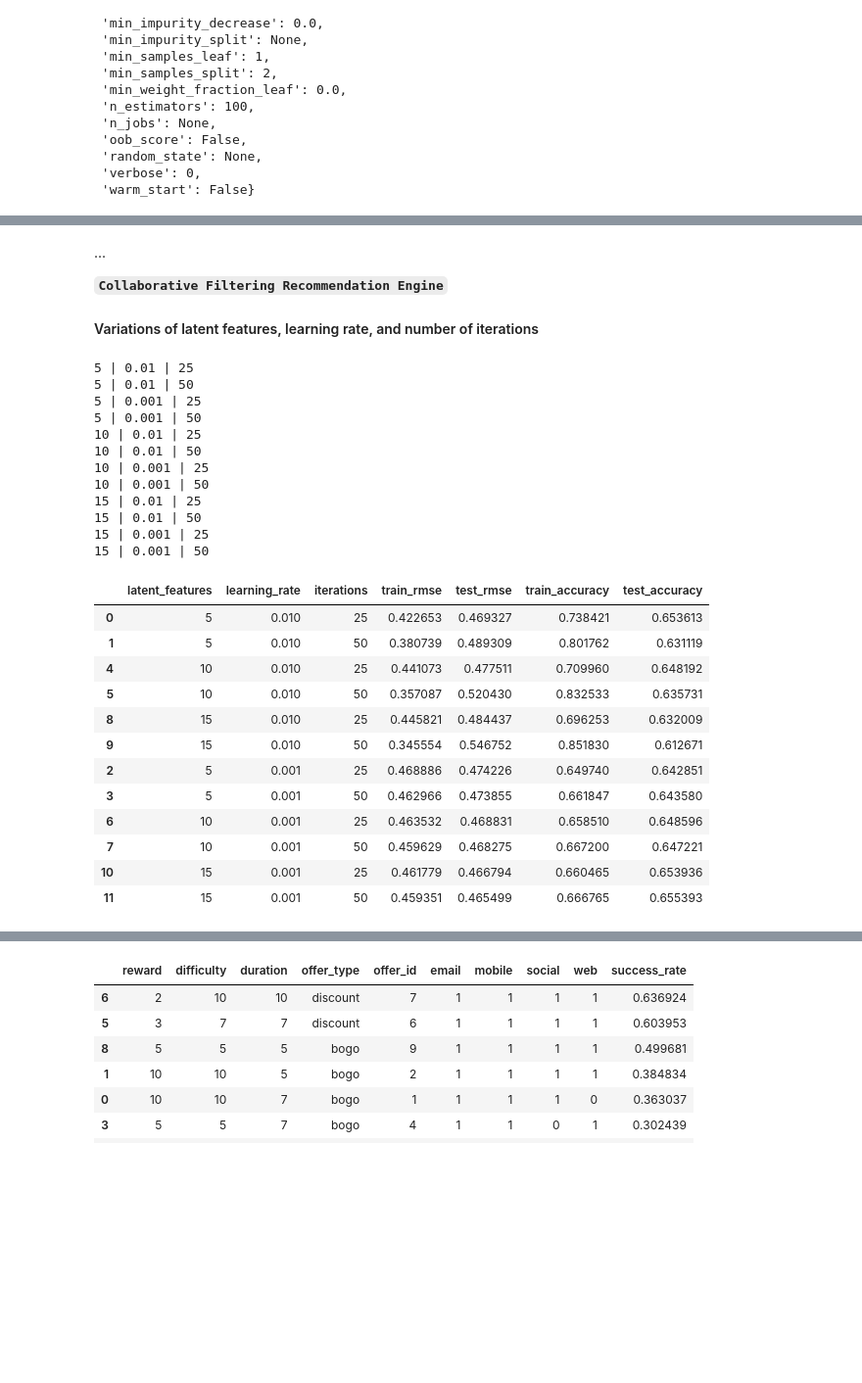
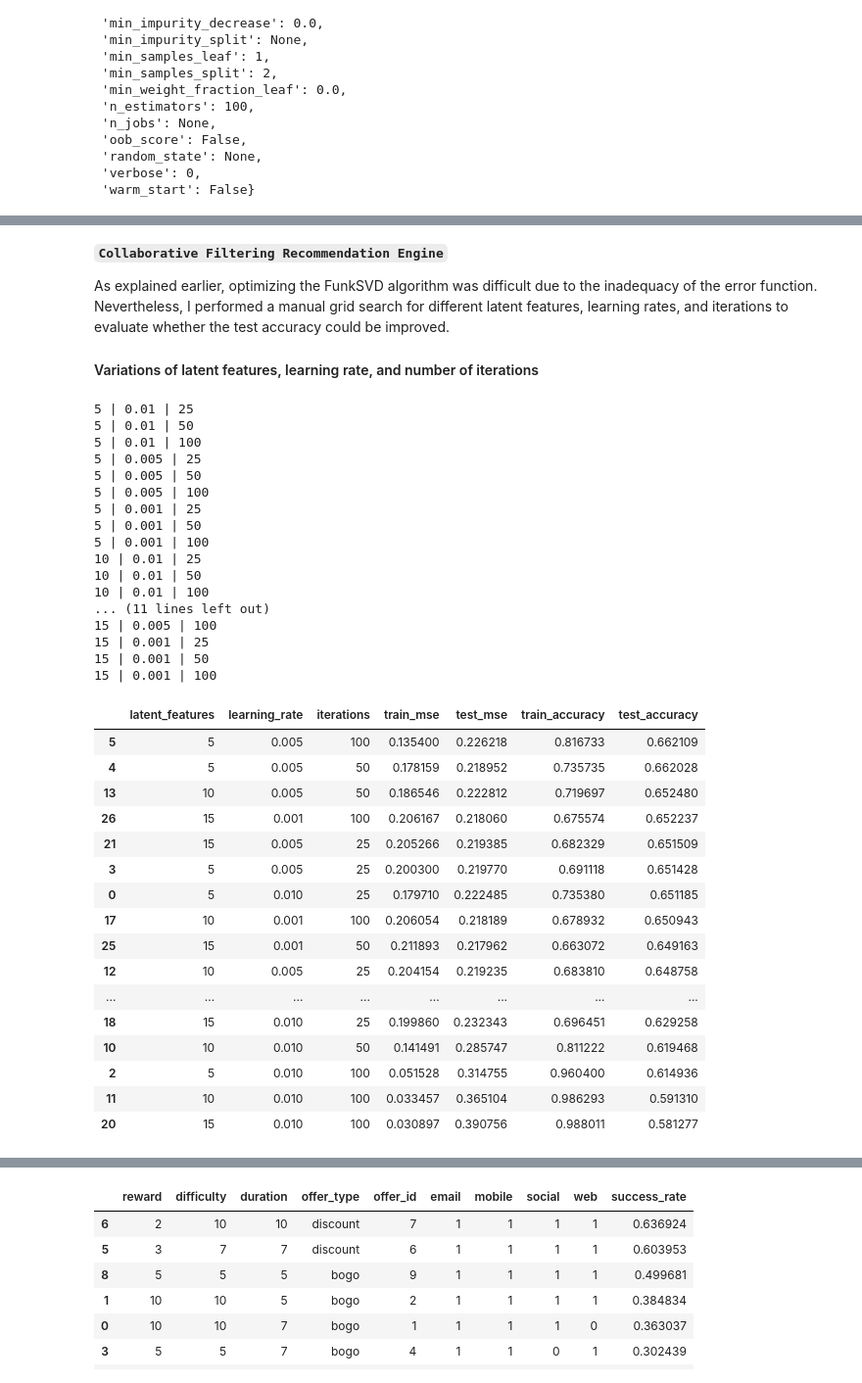
Before and after one commit to sandramuschkorgel/Udacity_DSND_Starbucks, a Jupyter notebook: Starbucks_Capstone_Challenge.ipynb, the cells around one changed output, grey strips where cells are left out. Shown: that part at 98% size. Cells and saved outputs as stored; diff of their text form; code cells hidden in the pictures; blank space fills up the shorter version.

```diff
--- a/Starbucks_Capstone_Challenge.ipynb
+++ b/Starbucks_Capstone_Challenge.ipynb
@@ -2079,13 +2107,13 @@ scores_diff_3.style.bar(subset=['accuracy', 'precision', 'recall', 'f1_score'],
 # %% [markdown]
-...
-
 **``Collaborative Filtering Recommendation Engine``**
 
+As explained earlier, optimizing the FunkSVD algorithm was difficult due to the inadequacy of the error function. Nevertheless, I performed a manual grid search for different latent features, learning rates, and iterations to evaluate whether the test accuracy could be improved.
+
 #### Variations of latent features, learning rate, and number of iterations
 # %%
 latent_features = [5, 10, 15]
-learning_rates = [0.01, 0.001]
-iterations = [25, 50]
+learning_rates = [0.01, 0.005, 0.001]
+iterations = [25, 50, 100]
 # %%
 # This cell takes several minutes to run
 metrics = pd.DataFrame()
@@ -2095,13 +2123,13 @@ for feat in latent_features:
         for iteration in iterations:
             print(f'{feat} | {rate} | {iteration}')
             user_mat_, offer_mat_ = FunkSVD(success_matrix, latent_features=feat, learning_rate=rate, iters=iteration)
-            rmse1, perc_rated1, preds1, acts1 = validate_predictions(train_stacked, user_mat_, offer_mat_)
-            rmse2, perc_rated2, preds2, acts2 = validate_predictions(test_stacked, user_mat_, offer_mat_)
+            mse1, perc_rated1, preds1, acts1 = validate_predictions(train_stacked, user_mat_, offer_mat_)
+            mse2, perc_rated2, preds2, acts2 = validate_predictions(test_stacked, user_mat_, offer_mat_)
             metrics_dict = {'latent_features':[feat],
                             'learning_rate':[rate],
                             'iterations':[iteration],
-                            'train_rmse':[rmse1],
-                            'test_rmse':[rmse2],
+                            'train_mse':[mse1],
+                            'test_mse':[mse2],
                             'train_accuracy':[accuracy_score(np.round(preds1), acts1)],
                             'test_accuracy':[accuracy_score(np.round(preds2), acts2)]}
             tmp = pd.DataFrame(metrics_dict)
@@ -2110,29 +2138,38 @@ for feat in latent_features:
 # %% [output]
 5 | 0.01 | 25
 5 | 0.01 | 50
+5 | 0.01 | 100
+5 | 0.005 | 25
+5 | 0.005 | 50
+5 | 0.005 | 100
 5 | 0.001 | 25
 5 | 0.001 | 50
+5 | 0.001 | 100
 10 | 0.01 | 25
 10 | 0.01 | 50
-10 | 0.001 | 25
-10 | 0.001 | 50
-15 | 0.01 | 25
-15 | 0.01 | 50
+10 | 0.01 | 100
+... (11 lines left out)
+15 | 0.005 | 100
 15 | 0.001 | 25
 15 | 0.001 | 50
+15 | 0.001 | 100
 # %%
-metrics.reset_index().drop('index', axis=1).sort_values(by='learning_rate', ascending=False)
+metrics.reset_index().drop('index', axis=1).sort_values(by='test_accuracy', ascending=False)
 # %% [output]
-|  | latent_features | learning_rate | iterations | train_rmse | test_rmse | train_accuracy | test_accuracy |
-| 0 | 5 | 0.010 | 25 | 0.422653 | 0.469327 | 0.738421 | 0.653613 |
-| 1 | 5 | 0.010 | 50 | 0.380739 | 0.489309 | 0.801762 | 0.631119 |
-| 4 | 10 | 0.010 | 25 | 0.441073 | 0.477511 | 0.709960 | 0.648192 |
-| 5 | 10 | 0.010 | 50 | 0.357087 | 0.520430 | 0.832533 | 0.635731 |
-| 8 | 15 | 0.010 | 25 | 0.445821 | 0.484437 | 0.696253 | 0.632009 |
-| 9 | 15 | 0.010 | 50 | 0.345554 | 0.546752 | 0.851830 | 0.612671 |
-| 2 | 5 | 0.001 | 25 | 0.468886 | 0.474226 | 0.649740 | 0.642851 |
-| 3 | 5 | 0.001 | 50 | 0.462966 | 0.473855 | 0.661847 | 0.643580 |
-| 6 | 10 | 0.001 | 25 | 0.463532 | 0.468831 | 0.658510 | 0.648596 |
-| 7 | 10 | 0.001 | 50 | 0.459629 | 0.468275 | 0.667200 | 0.647221 |
-| 10 | 15 | 0.001 | 25 | 0.461779 | 0.466794 | 0.660465 | 0.653936 |
-| 11 | 15 | 0.001 | 50 | 0.459351 | 0.465499 | 0.666765 | 0.655393 |
+|  | latent_features | learning_rate | iterations | train_mse | test_mse | train_accuracy | test_accuracy |
+| 5 | 5 | 0.005 | 100 | 0.135400 | 0.226218 | 0.816733 | 0.662109 |
+| 4 | 5 | 0.005 | 50 | 0.178159 | 0.218952 | 0.735735 | 0.662028 |
+| 13 | 10 | 0.005 | 50 | 0.186546 | 0.222812 | 0.719697 | 0.652480 |
+| 26 | 15 | 0.001 | 100 | 0.206167 | 0.218060 | 0.675574 | 0.652237 |
+| 21 | 15 | 0.005 | 25 | 0.205266 | 0.219385 | 0.682329 | 0.651509 |
+| 3 | 5 | 0.005 | 25 | 0.200300 | 0.219770 | 0.691118 | 0.651428 |
+| 0 | 5 | 0.010 | 25 | 0.179710 | 0.222485 | 0.735380 | 0.651185 |
+| 17 | 10 | 0.001 | 100 | 0.206054 | 0.218189 | 0.678932 | 0.650943 |
+| 25 | 15 | 0.001 | 50 | 0.211893 | 0.217962 | 0.663072 | 0.649163 |
+| 12 | 10 | 0.005 | 25 | 0.204154 | 0.219235 | 0.683810 | 0.648758 |
+| ... | ... | ... | ... | ... | ... | ... | ... |
+| 18 | 15 | 0.010 | 25 | 0.199860 | 0.232343 | 0.696451 | 0.629258 |
+| 10 | 10 | 0.010 | 50 | 0.141491 | 0.285747 | 0.811222 | 0.619468 |
+| 2 | 5 | 0.010 | 100 | 0.051528 | 0.314755 | 0.960400 | 0.614936 |
+| 11 | 10 | 0.010 | 100 | 0.033457 | 0.365104 | 0.986293 | 0.591310 |
+| 20 | 15 | 0.010 | 100 | 0.030897 | 0.390756 | 0.988011 | 0.581277 |
```
Also changed, not shown: parts of 59 cells of this notebook.
